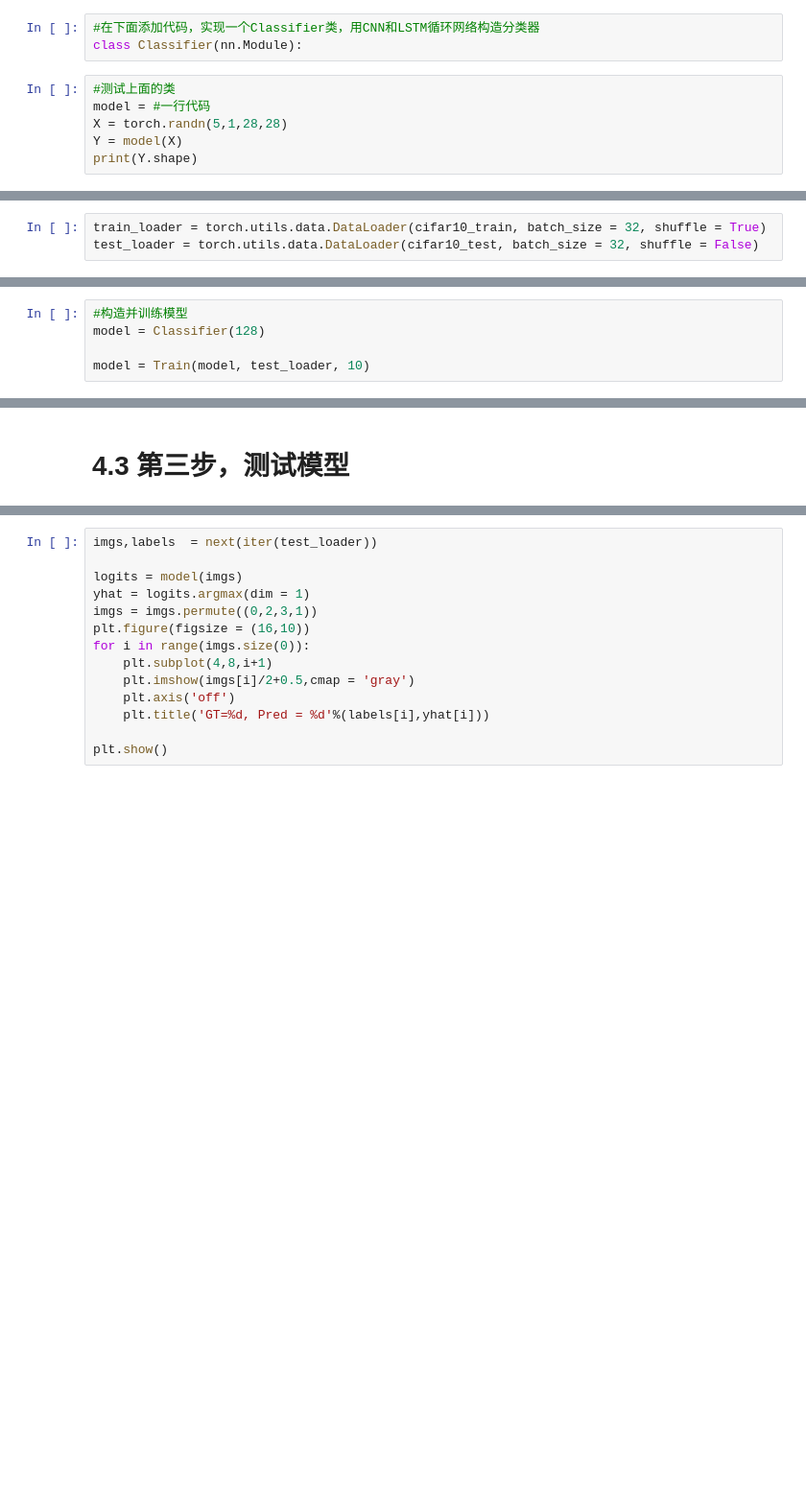
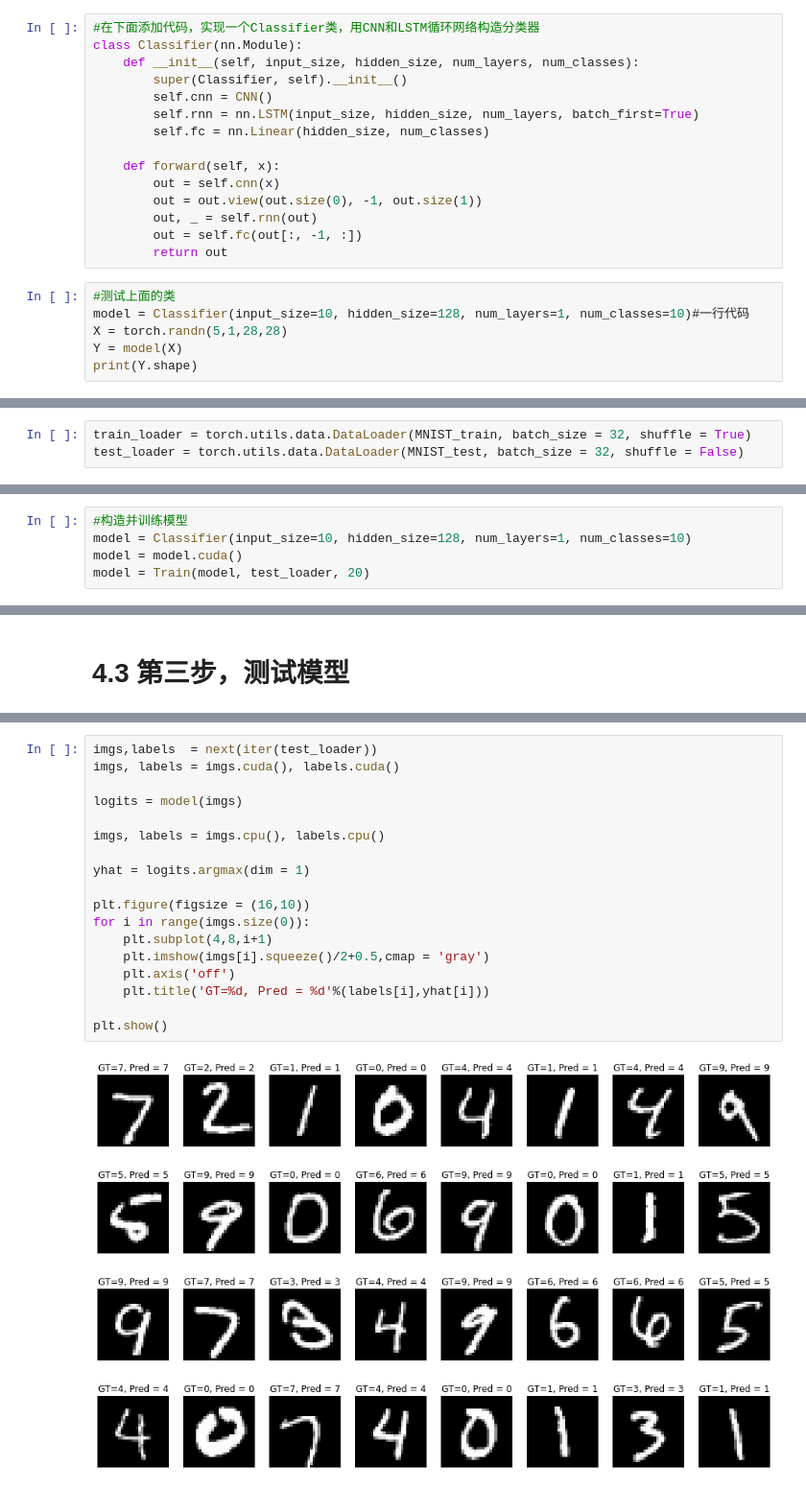
Before and after one commit to haonan0x3a1/DL_Lab, a Jupyter notebook: Lab_05/Lab5/DL-LAB5.ipynb, the cells around one changed output, grey strips where cells are left out. Shown at 96% size. Cells and saved outputs as stored; diff of their text form; blank space fills up the shorter version.

```diff
--- a/Lab_05/Lab5/DL-LAB5.ipynb
+++ b/Lab_05/Lab5/DL-LAB5.ipynb
@@ -74,9 +192,21 @@ summary(net, input_size = (1,28,28))
 # %%
 #在下面添加代码，实现一个Classifier类，用CNN和LSTM循环网络构造分类器
 class Classifier(nn.Module):
+    def __init__(self, input_size, hidden_size, num_layers, num_classes):
+        super(Classifier, self).__init__()
+        self.cnn = CNN()
+        self.rnn = nn.LSTM(input_size, hidden_size, num_layers, batch_first=True)
+        self.fc = nn.Linear(hidden_size, num_classes)
+
+    def forward(self, x):
+        out = self.cnn(x)
+        out = out.view(out.size(0), -1, out.size(1))
+        out, _ = self.rnn(out)
+        out = self.fc(out[:, -1, :])
+        return out
 # %%
 #测试上面的类
-model = #一行代码
+model = Classifier(input_size=10, hidden_size=128, num_layers=1, num_classes=10)#一行代码
 X = torch.randn(5,1,28,28)
 Y = model(X)
 print(Y.shape)
@@ -85,8 +217,8 @@ print(Y.shape)
 # %% [markdown]
 # 4.1 第一步，构造加载器，用于加载上面定义的数据集
 # %%
-train_loader = torch.utils.data.DataLoader(cifar10_train, batch_size = 32, shuffle = True)
-test_loader = torch.utils.data.DataLoader(cifar10_test, batch_size = 32, shuffle = False)
+train_loader = torch.utils.data.DataLoader(MNIST_train, batch_size = 32, shuffle = True)
+test_loader = torch.utils.data.DataLoader(MNIST_test, batch_size = 32, shuffle = False)
 # %%
 imgs,labels = next(iter(train_loader))
 # %%
@@ -106,5 +287,5 @@ loader:数据加载器
 # %%
 #构造并训练模型
-model = Classifier(128)
-
-model = Train(model, test_loader, 10)
+model = Classifier(input_size=10, hidden_size=128, num_layers=1, num_classes=10)
+model = model.cuda()
+model = Train(model, test_loader, 20)
@@ -122,14 +333,20 @@ print('Accuracy = %f'%(acc))
 # %%
 imgs,labels  = next(iter(test_loader))
+imgs, labels = imgs.cuda(), labels.cuda()
 
 logits = model(imgs)
+
+imgs, labels = imgs.cpu(), labels.cpu()
+
 yhat = logits.argmax(dim = 1)
-imgs = imgs.permute((0,2,3,1))
+
 plt.figure(figsize = (16,10))
 for i in range(imgs.size(0)):
     plt.subplot(4,8,i+1)
-    plt.imshow(imgs[i]/2+0.5,cmap = 'gray')
+    plt.imshow(imgs[i].squeeze()/2+0.5,cmap = 'gray')
     plt.axis('off')
     plt.title('GT=%d, Pred = %d'%(labels[i],yhat[i]))
 
 plt.show()
+# %% [output]
+[figure, added]
```
Also changed, not shown: parts of 17 cells of this notebook, 1 other file.
